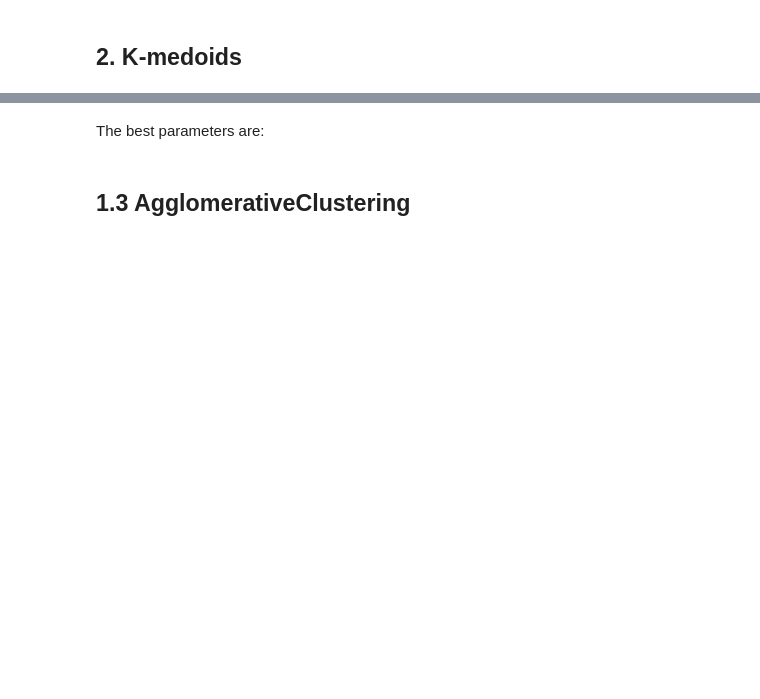
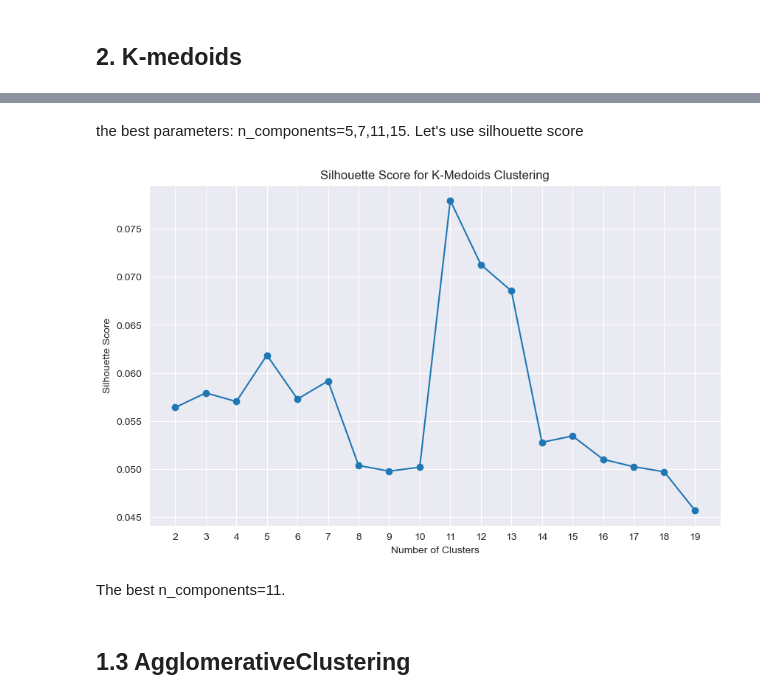
Before and after one commit to annaostrowska03/Soccer-Players-Clustering, a Jupyter notebook: final/final.ipynb, the cells around one changed output, grey strips where cells are left out. Cells and saved outputs as stored; diff of their text form; code cells hidden in the pictures; blank space fills up the shorter version.

```diff
--- a/final/final.ipynb
+++ b/final/final.ipynb
@@ -208,5 +223,25 @@ metrics_plots_medoids(df=df)
+# %% [markdown]
+the best parameters: n_components=5,7,11,15. Let's use silhouette score
+# %%
+n_clusters_range = range(2, 20)
+silhouette_scores = []
+for n_clusters in n_clusters_range:
+    kmedoids = KMedoids(n_clusters=n_clusters, random_state=42)
+    labels = kmedoids.fit_predict(sample_df)
+    score = silhouette_score(sample_df, labels)
+    silhouette_scores.append(score)
+plt.figure(figsize=(10, 6))
+plt.plot(n_clusters_range, silhouette_scores, marker='o')
+plt.title('Silhouette Score for K-Medoids Clustering')
+plt.xlabel('Number of Clusters')
+plt.ylabel('Silhouette Score')
+plt.xticks(n_clusters_range)
+plt.grid(True)
+plt.show()
+# %% [output]
+[figure, added]
 # %% [markdown]
-The best parameters are:
+The best n_components=11.
 # %% [markdown]
 ## 1.3 AgglomerativeClustering
 # %%
```
Also changed, not shown: parts of 36 cells of this notebook, 2 other files.
